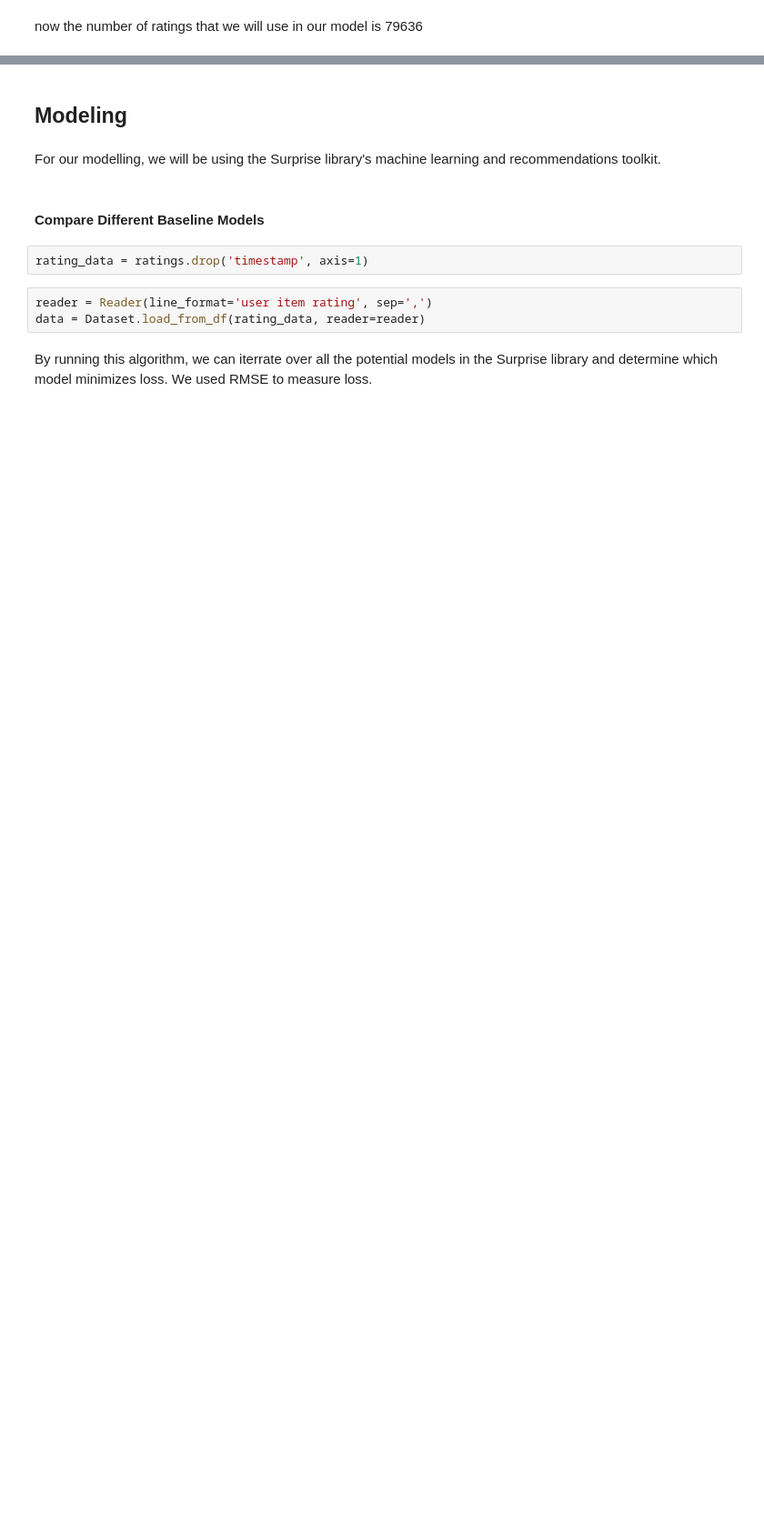
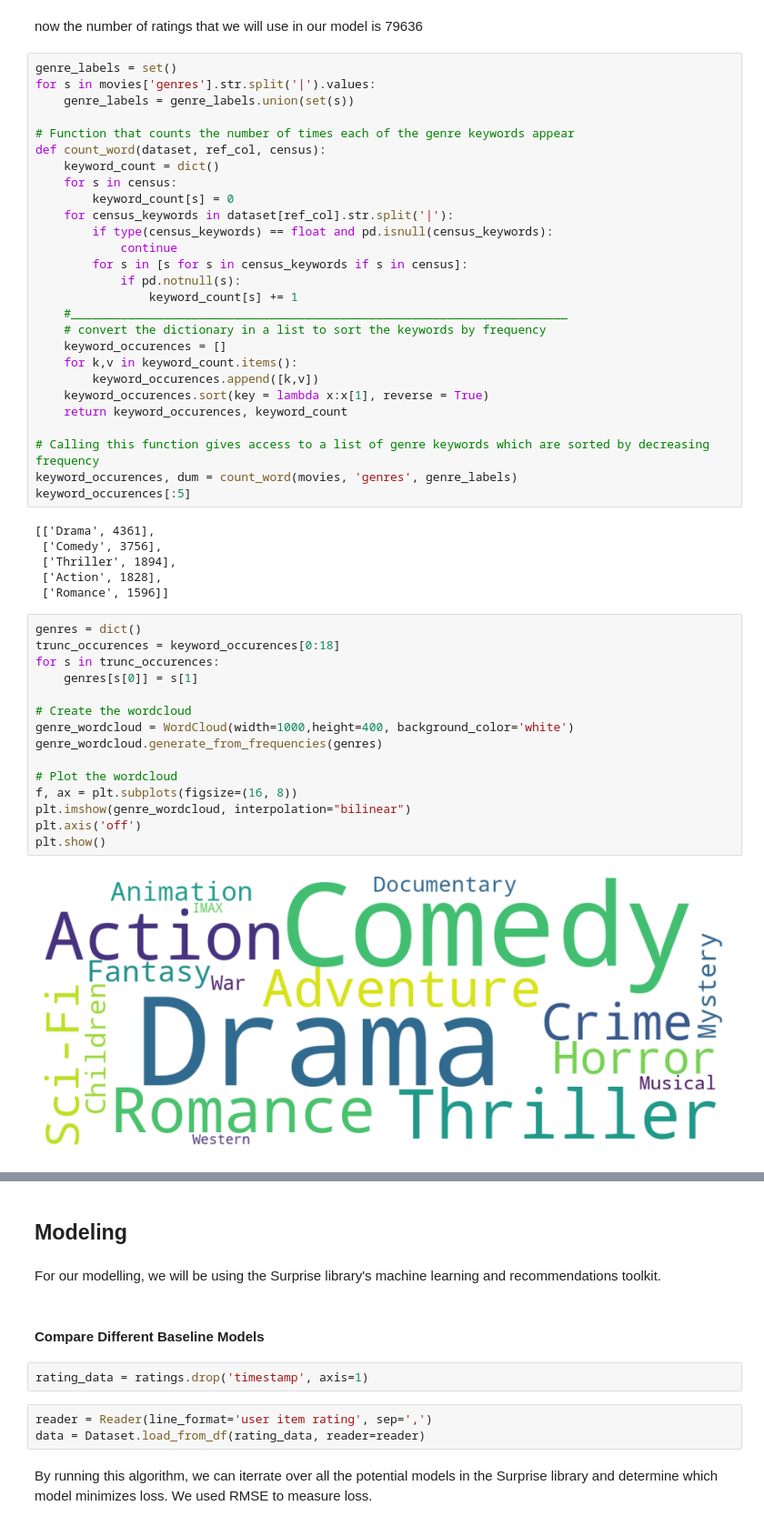
Before and after one commit to wharr1203/Chimera-Movie-Recommendations, a Jupyter notebook: Main_notebook_start.ipynb, the cells around one changed output, grey strips where cells are left out. Shown at 91% size. Cells and saved outputs as stored; diff of their text form; blank space fills up the shorter version.

```diff
--- a/Main_notebook_start.ipynb
+++ b/Main_notebook_start.ipynb
@@ -240,2 +181,52 @@ print(len(ratings.index))
 # %% [markdown]
 now the number of ratings that we will use in our model is 79636
+# %%
+genre_labels = set()
+for s in movies['genres'].str.split('|').values:
+    genre_labels = genre_labels.union(set(s))
+
+# Function that counts the number of times each of the genre keywords appear
+def count_word(dataset, ref_col, census):
+    keyword_count = dict()
+    for s in census:
+        keyword_count[s] = 0
+    for census_keywords in dataset[ref_col].str.split('|'):
+        if type(census_keywords) == float and pd.isnull(census_keywords):
+            continue
+        for s in [s for s in census_keywords if s in census]:
+            if pd.notnull(s):
+                keyword_count[s] += 1
+    #______________________________________________________________________
+    # convert the dictionary in a list to sort the keywords by frequency
+    keyword_occurences = []
+    for k,v in keyword_count.items():
+        keyword_occurences.append([k,v])
+    keyword_occurences.sort(key = lambda x:x[1], reverse = True)
+    return keyword_occurences, keyword_count
+
+# Calling this function gives access to a list of genre keywords which are sorted by decreasing frequency
+keyword_occurences, dum = count_word(movies, 'genres', genre_labels)
+keyword_occurences[:5]
+# %% [output]
+[['Drama', 4361],
+ ['Comedy', 3756],
+ ['Thriller', 1894],
+ ['Action', 1828],
+ ['Romance', 1596]]
+# %%
+genres = dict()
+trunc_occurences = keyword_occurences[0:18]
+for s in trunc_occurences:
+    genres[s[0]] = s[1]
+
+# Create the wordcloud
+genre_wordcloud = WordCloud(width=1000,height=400, background_color='white')
+genre_wordcloud.generate_from_frequencies(genres)
+
+# Plot the wordcloud
+f, ax = plt.subplots(figsize=(16, 8))
+plt.imshow(genre_wordcloud, interpolation="bilinear")
+plt.axis('off')
+plt.show()
+# %% [output]
+[figure, added]
```
Also changed, not shown: parts of 23 cells of this notebook.
